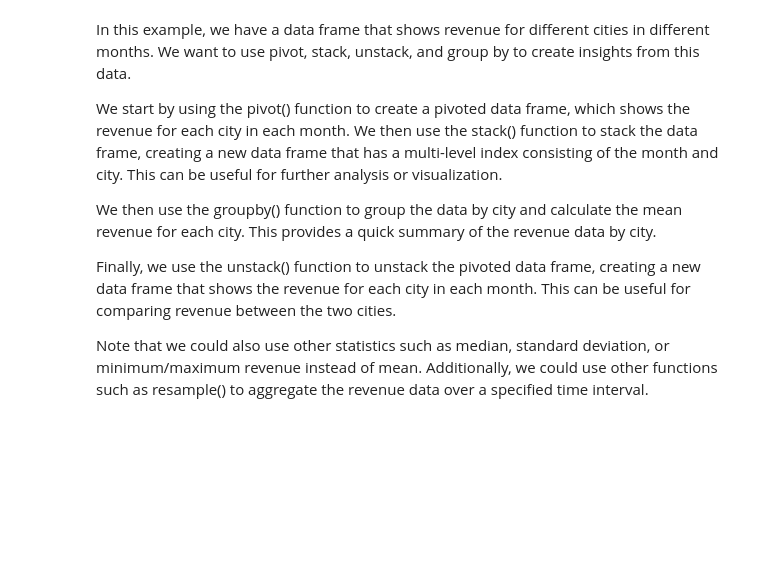
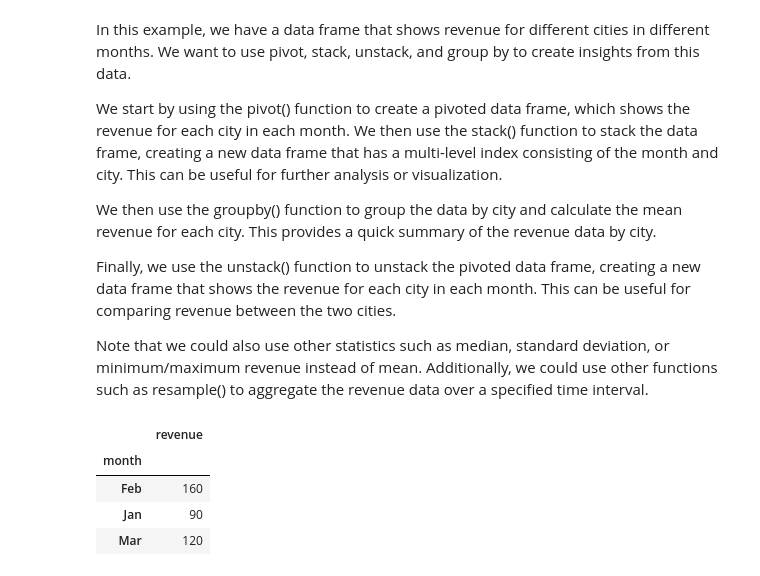
Before and after one commit to SSSpock/advpython, a Jupyter notebook: skillspireDS_wk2.ipynb, the cells around one changed output. Drawn from its saved outputs; the diff is of its cells as text; code cells hidden in the pictures; blank space fills up the shorter version.

```diff
--- a/skillspireDS_wk2.ipynb
+++ b/skillspireDS_wk2.ipynb
@@ -577,3 +698,11 @@ We then use the groupby() function to group the data by city and calculate the m
 Finally, we use the unstack() function to unstack the pivoted data frame, creating a new data frame that shows the revenue for each city in each month. This can be useful for comparing revenue between the two cities.
 
 Note that we could also use other statistics such as median, standard deviation, or minimum/maximum revenue instead of mean. Additionally, we could use other functions such as resample() to aggregate the revenue data over a specified time interval.
+# %%
+pd.pivot_table(df, values=['revenue'], index=['month'])
+# %% [output]
+|  | revenue |
+| month |  |
+| Feb | 160 |
+| Jan | 90 |
+| Mar | 120 |
```
Also changed, not shown: parts of 13 cells of this notebook.
